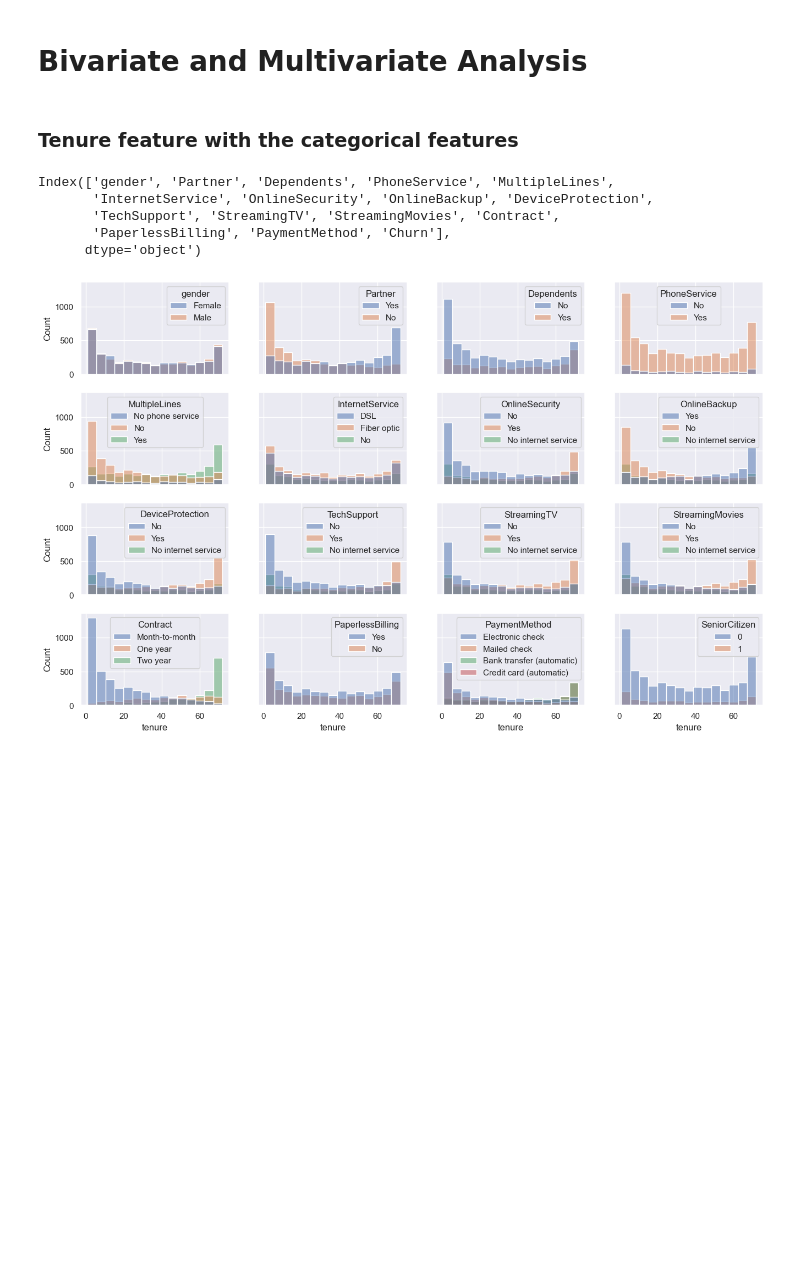
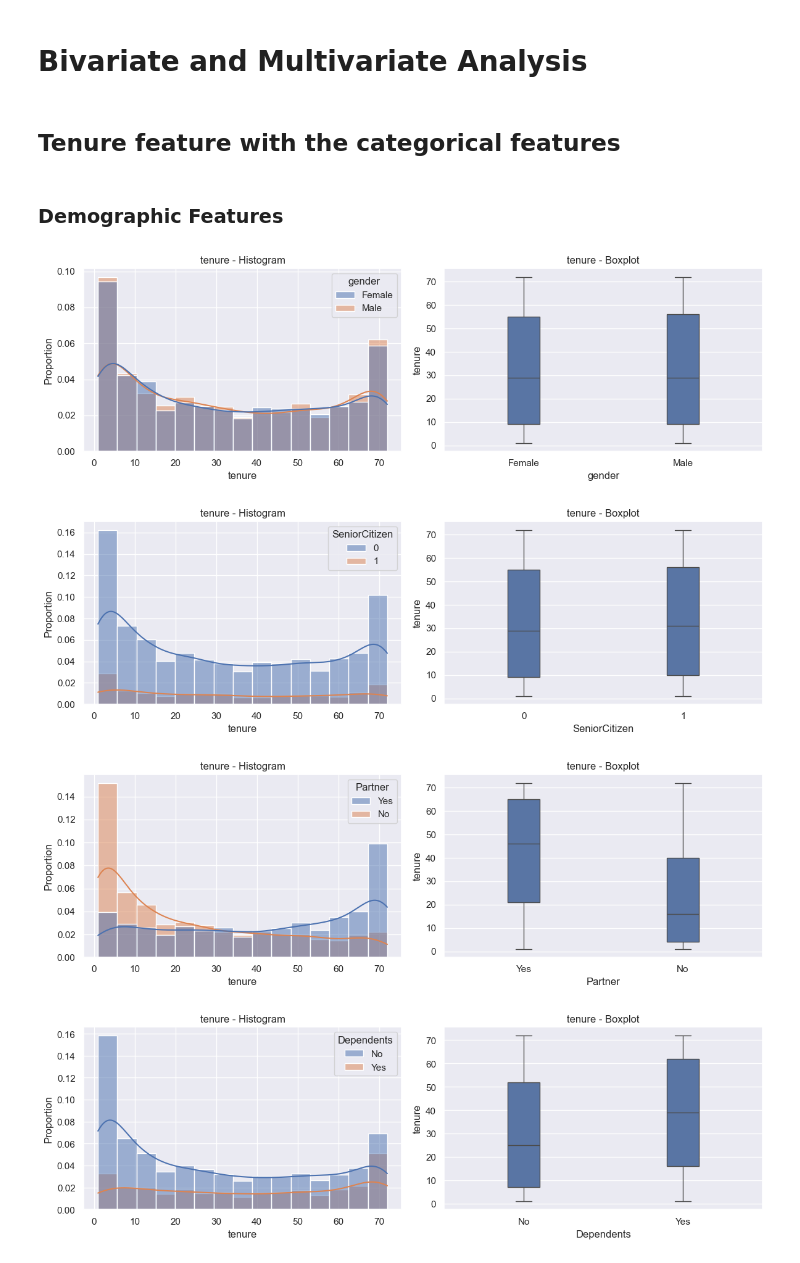
Before and after one commit to ElOuarary/Customer_Churn_Prediction, a Jupyter notebook: notebooks/exploratory_data_analysis.ipynb, the cells around one changed output. Cells and saved outputs as stored; diff of their text form; code cells hidden in the pictures; blank space fills up the shorter version.

Commit message:
Viziualise the tenure distribution with the categorical features

```diff
--- a/notebooks/exploratory_data_analysis.ipynb
+++ b/notebooks/exploratory_data_analysis.ipynb
@@ -363,26 +363,16 @@ version_2 = dummy[relevant_features].to_csv(DATA_RAW_PATH / 'version_2.csv')
 # %% [markdown]
 # Bivariate and Multivariate Analysis
 # %% [markdown]
-### Tenure feature with the categorical features
+## Tenure feature with the categorical features
-# %%
-categorical_col
-# %% [output]
-Index(['gender', 'Partner', 'Dependents', 'PhoneService', 'MultipleLines',
-       'InternetService', 'OnlineSecurity', 'OnlineBackup', 'DeviceProtection',
-       'TechSupport', 'StreamingTV', 'StreamingMovies', 'Contract',
-       'PaperlessBilling', 'PaymentMethod', 'Churn'],
-      dtype='object')
-# %%
-import numpy as np
-
-fig, axes = plt.subplots(4, 4, figsize=(16, 10), sharex=True, sharey=True)
-reshaped_col = np.reshape(categorical_col, (4, 4))
-
-for i in range(4):
-    for j in range(4):
-        if reshaped_col[i, j] == 'Churn':
-            sns.histplot(dummy, x='tenure', hue='SeniorCitizen', ax=axes[i, j])
-        else:
-            sns.histplot(dummy, x='tenure', hue=reshaped_col[i, j], ax=axes[i, j])
-# %% [output]
-[figure, removed]
+# %% [markdown]
+### Demographic Features
+# %%
+demographic_col = ['gender', 'SeniorCitizen','Partner', 'Dependents']
+
+for col in demographic_col:
+    plot_distribution(dummy, col='tenure', category=col)
+# %% [output]
+[figure, added]
+[figure, added]
+[figure, added]
+[figure, added]
```
Also changed, not shown: parts of 8 cells of this notebook, 1 other file.
